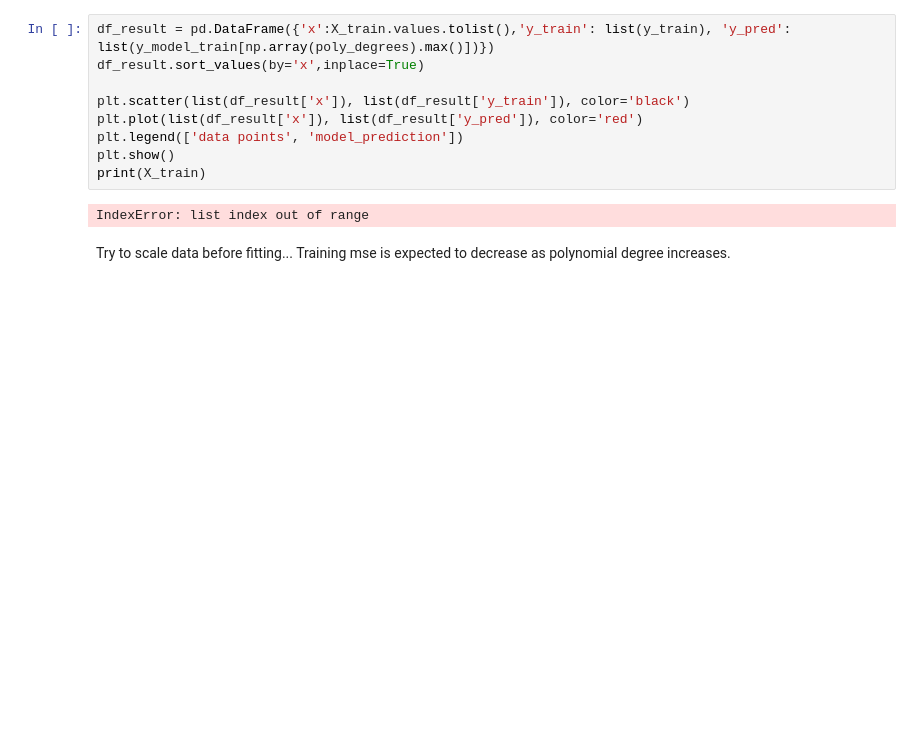
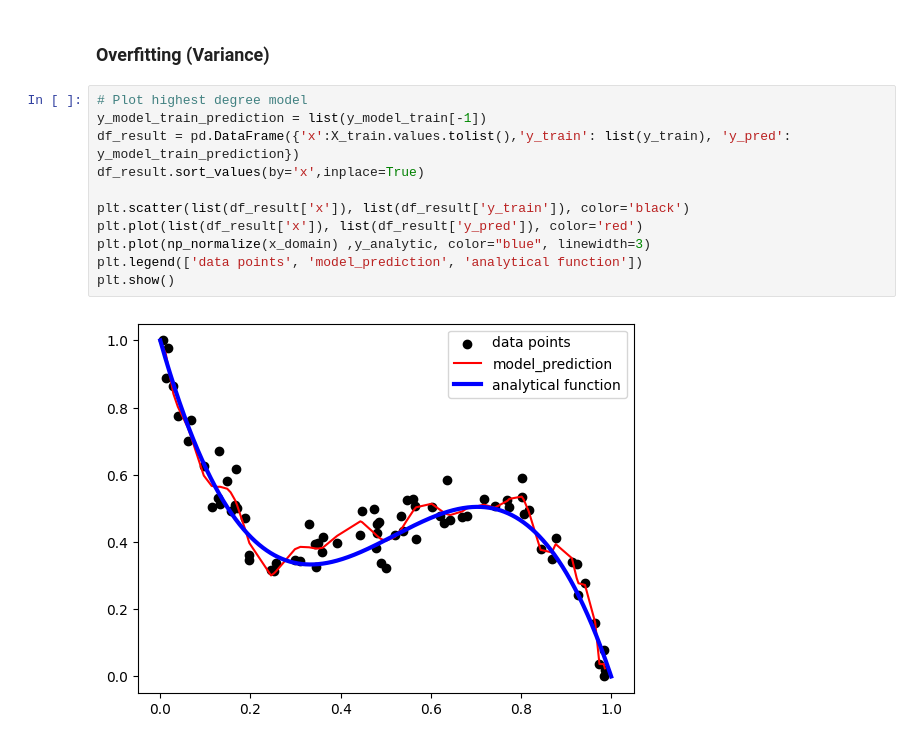
Before and after one commit to LexXxik/learning_statistical_learning, a Jupyter notebook: lessons/l_5_bias_variance_validation.ipynb, the cells around one changed output. Drawn from its saved outputs; the diff is of its cells as text; blank space fills up the shorter version.

Commit message:
Finished lesson 5 on Bias and Variance tradeoff.

```diff
--- a/lessons/l_5_bias_variance_validation.ipynb
+++ b/lessons/l_5_bias_variance_validation.ipynb
@@ -83,13 +143,15 @@ plt.legend(["training mse", "test mse"])
+# %% [markdown]
+### Overfitting (Variance)
 # %%
-df_result = pd.DataFrame({'x':X_train.values.tolist(),'y_train': list(y_train), 'y_pred': list(y_model_train[np.array(poly_degrees).max()])})
+# Plot highest degree model
+y_model_train_prediction = list(y_model_train[-1])
+df_result = pd.DataFrame({'x':X_train.values.tolist(),'y_train': list(y_train), 'y_pred': y_model_train_prediction})
 df_result.sort_values(by='x',inplace=True)
 
 plt.scatter(list(df_result['x']), list(df_result['y_train']), color='black')
 plt.plot(list(df_result['x']), list(df_result['y_pred']), color='red')
-plt.legend(['data points', 'model_prediction'])
+plt.plot(np_normalize(x_domain) ,y_analytic, color="blue", linewidth=3)
+plt.legend(['data points', 'model_prediction', 'analytical function'])
 plt.show()
-print(X_train)
 # %% [output]
-IndexError: list index out of range
+[figure, added]
-# %% [markdown]
-Try to scale data before fitting... Training mse is expected to decrease as polynomial degree increases.
```
Also changed, not shown: parts of 27 cells of this notebook.
